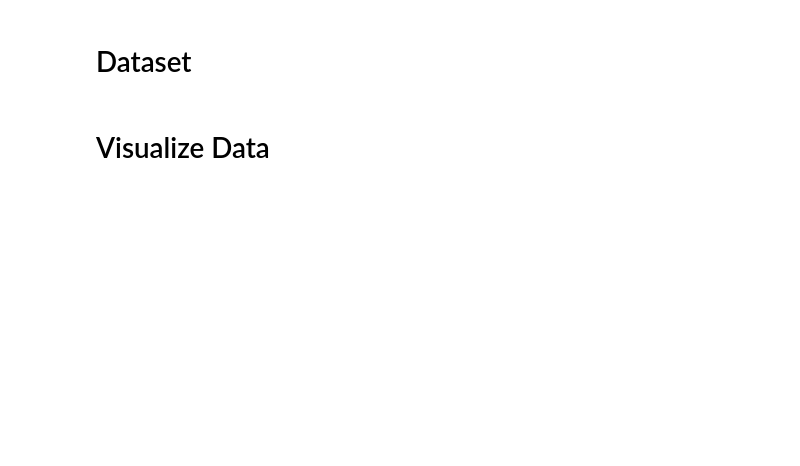
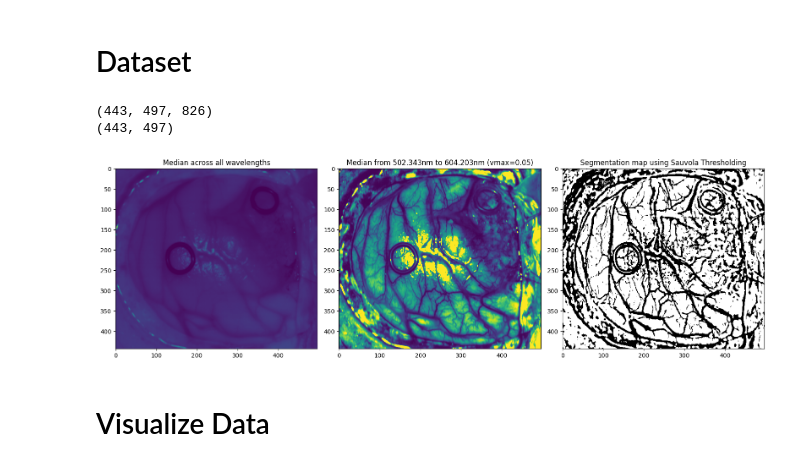
Before and after one commit to TimMachTUM/hsi-brain-segmentation, a Jupyter notebook: brain-segmentation.ipynb, the cells around one changed output. Cells and saved outputs as stored; diff of their text form; code cells hidden in the pictures; blank space fills up the shorter version.

```diff
--- a/brain-segmentation.ipynb
+++ b/brain-segmentation.ipynb
@@ -26,5 +31,84 @@ trainloader = DataLoader(trainset, batch_size=2, shuffle=False)
 validationloader = DataLoader(valset, batch_size=2, shuffle=False)
 testloader = DataLoader(testset, batch_size=2, shuffle=False)
+# %%
+#patient = "012-02"
+#patient = "025-02"
+#patient = "015-01"
+patient = "012-01"
+#patient = "016-04"
+#patient = "008-01"
+#patient = "020-01"
+import torch
+import os
+import matplotlib.pyplot as plt
+import numpy as np
+import scipy
+import pickle
+import glob
+import pickle
+from scipy.linalg import pinv
+import time
+from tqdm import tqdm
+from skimage import filters, color, io
+from matplotlib.ticker import LinearLocator
+import skimage
+
+import pickle
+import matplotlib.pyplot as plt
+import random
+from matplotlib.colors import Normalize
+from PIL import Image
+from spectral import open_image
+import matplotlib.cm as cm
+
+
+left=140
+right=280
+#left=200
+#right=201
+#left=520
+#right=670
+
+
+hdr_path = path+"/{}/raw.hdr".format(patient)
+img = open_image(hdr_path)
+wavelength = np.array(img.metadata['wavelength']).astype(float)
+# print(wavelength[left])
+# print(wavelength[right])
+# print(np.where((wavelength >= 750) & (wavelength <= 850)))
+
+white_path = path+"/{}/whiteReference.hdr".format(patient)
+white = open_image(white_path)
+white = white.load()
+
+dark_path = path+"/{}/darkReference.hdr".format(patient)
+
+dark = open_image(dark_path)
+dark = dark.load()
+
+white_full = np.tile(white, (img.shape[0],1,1))
+dark_full = np.tile(dark, (img.shape[0],1,1))
+
+img_normalized = ((img.load() - dark_full) / (white_full - dark_full))
+#img_normalized = ((img.load() - dark_full) / (white_full - dark_full))+0.1
+img_normalized[img_normalized <= 0] = 10**-2
+
+fig, axs = plt.subplots(nrows=1, ncols=3, figsize=(16, 8))
+axs[0].imshow(np.median(img_normalized,axis=2))
+axs[0].set_title("Median across all wavelengths")
+median_hb = (np.median(img_normalized[:,:,left:right],axis=2))
+median_hb_normalized = (median_hb - np.min(median_hb))/(np.max(median_hb) - np.min(median_hb))
+plt2 = axs[1].imshow(median_hb_normalized, vmax=0.05)
+axs[1].set_title("Median from " + str(wavelength[left]) + "nm to " + str(wavelength[right]) + "nm (vmax=0.05)")
+axs[2].imshow((median_hb_normalized > filters.threshold_sauvola(median_hb_normalized)), cmap='gray')
+axs[2].set_title("Segmentation map using Sauvola Thresholding")
+plt.tight_layout()
+#plt.savefig(plot_dir + "segm")
+#plt3 = axs[2].imshow((median_hb < 0.3)*median_hb)
+# %% [output]
+(443, 497, 826)
+(443, 497)
+[figure, added]
 # %% [markdown]
 # Visualize Data
 # %%
```
Also changed, not shown: parts of 14 cells of this notebook.
